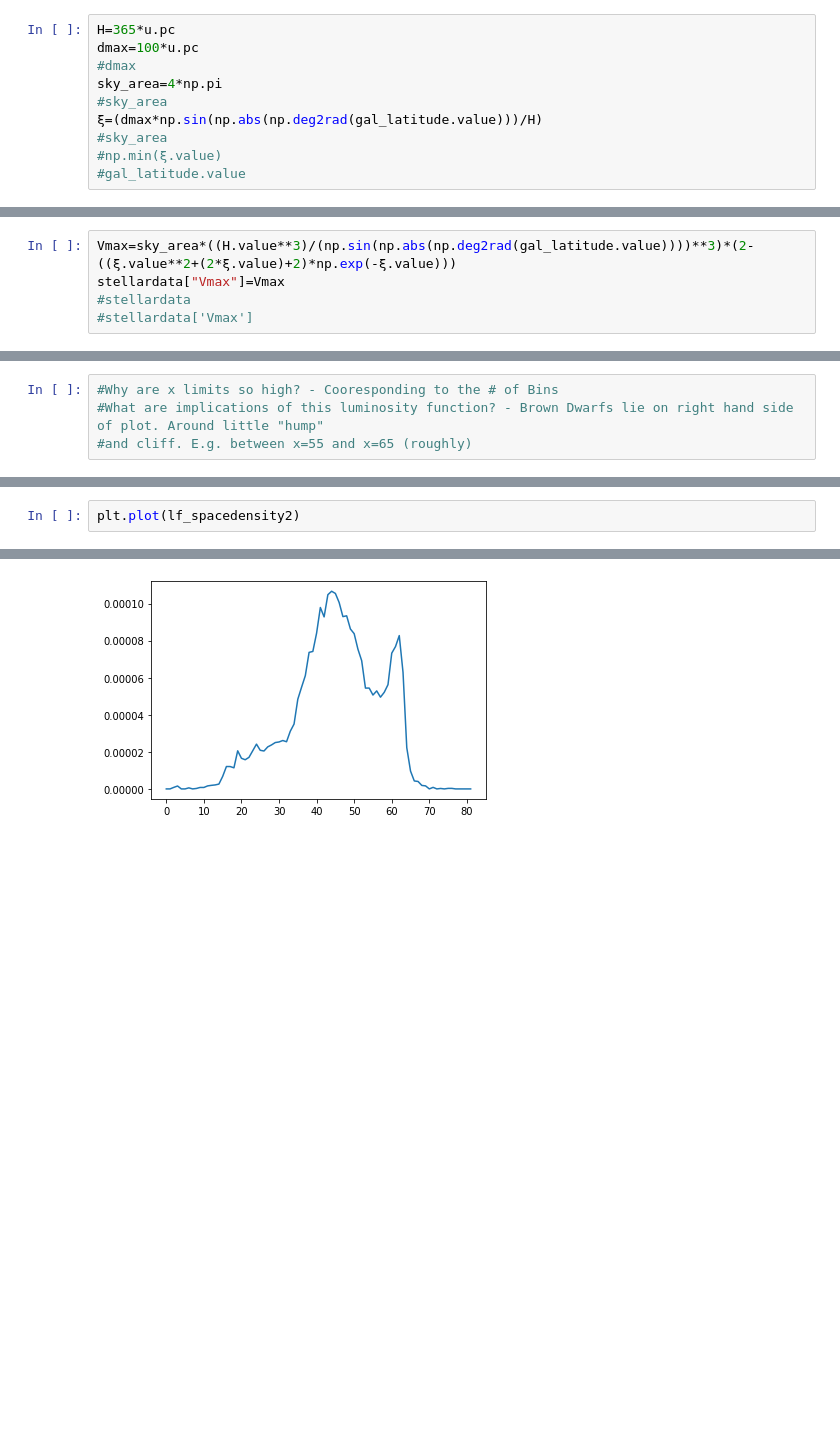
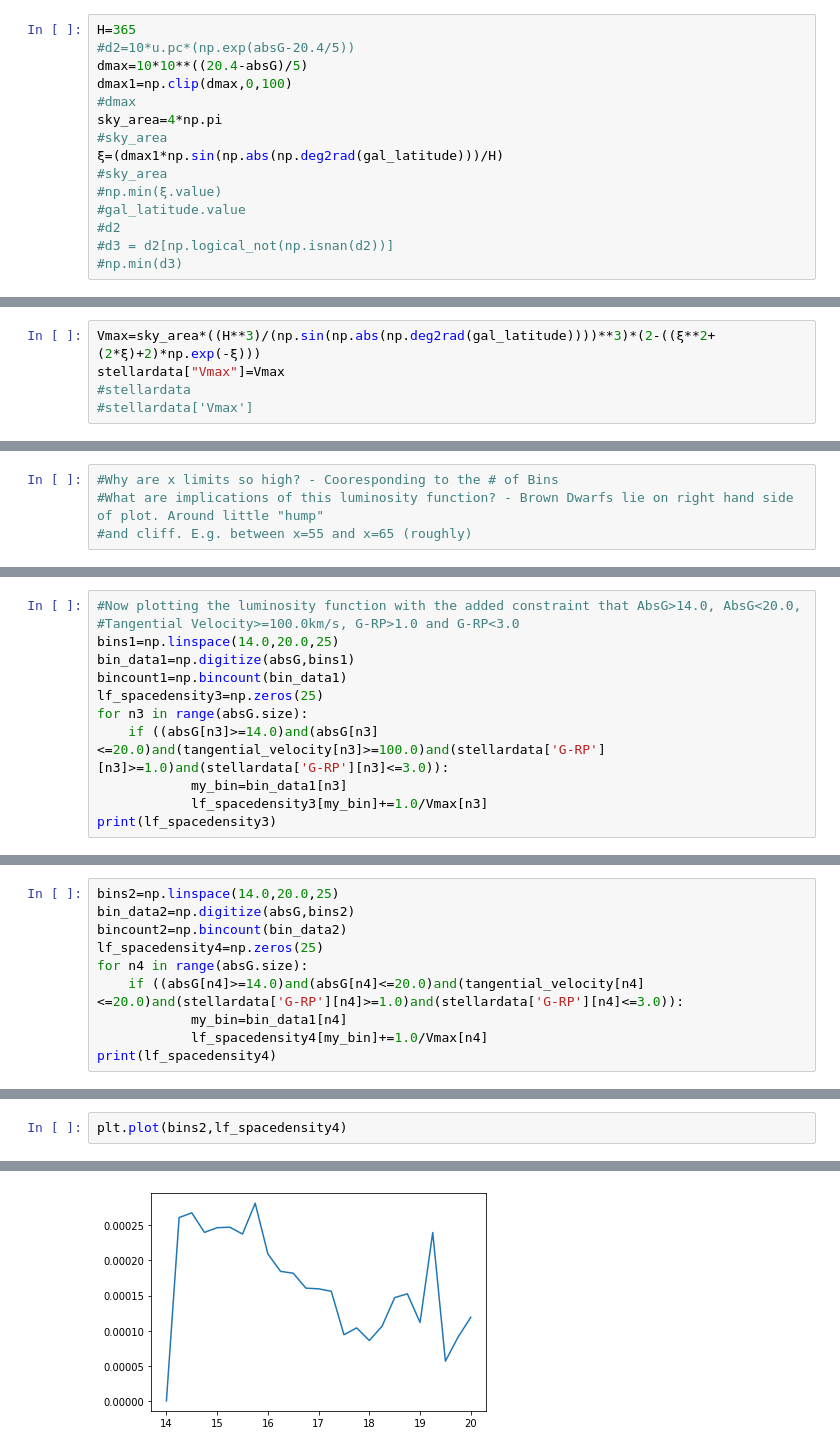
Before and after one commit to dhilligo/BDwarfLumFunction, a Jupyter notebook: GCNS Table Analysis.ipynb, the cells around one changed output, grey strips where cells are left out. Saved outputs shown, nothing was run; the diff lists cells and outputs as text; blank space fills up the shorter version.

```diff
--- a/GCNS Table Analysis.ipynb
+++ b/GCNS Table Analysis.ipynb
@@ -199,17 +209,22 @@ array([0.97991928, 0.97012247, 0.14674541, ..., 0.8849925 , 0.02323064,
 # %%
-H=365*u.pc
-dmax=100*u.pc
+H=365
+#d2=10*u.pc*(np.exp(absG-20.4/5))
+dmax=10*10**((20.4-absG)/5)
+dmax1=np.clip(dmax,0,100)
 #dmax
 sky_area=4*np.pi
 #sky_area
-ξ=(dmax*np.sin(np.abs(np.deg2rad(gal_latitude.value)))/H)
+ξ=(dmax1*np.sin(np.abs(np.deg2rad(gal_latitude)))/H)
 #sky_area
 #np.min(ξ.value)
 #gal_latitude.value
+#d2
+#d3 = d2[np.logical_not(np.isnan(d2))]
+#np.min(d3)
 # %%
 #gal_latitude.value
 # %%
-Vmax=sky_area*((H.value**3)/(np.sin(np.abs(np.deg2rad(gal_latitude.value))))**3)*(2-((ξ.value**2+(2*ξ.value)+2)*np.exp(-ξ.value)))
+Vmax=sky_area*((H**3)/(np.sin(np.abs(np.deg2rad(gal_latitude))))**3)*(2-((ξ**2+(2*ξ)+2)*np.exp(-ξ)))
 stellardata["Vmax"]=Vmax
 #stellardata
 #stellardata['Vmax']
@@ -427,0 +412,12 @@ print(lf_spacedensity2)
+# %%
+#Now plotting the luminosity function with the added constraint that AbsG>14.0, AbsG<20.0,
+#Tangential Velocity>=100.0km/s, G-RP>1.0 and G-RP<3.0
+bins1=np.linspace(14.0,20.0,25)
+bin_data1=np.digitize(absG,bins1)
+bincount1=np.bincount(bin_data1)
+lf_spacedensity3=np.zeros(25)
+for n3 in range(absG.size):
+    if ((absG[n3]>=14.0)and(absG[n3]<=20.0)and(tangential_velocity[n3]>=100.0)and(stellardata['G-RP'][n3]>=1.0)and(stellardata['G-RP'][n3]<=3.0)):
+            my_bin=bin_data1[n3]
+            lf_spacedensity3[my_bin]+=1.0/Vmax[n3]
+print(lf_spacedensity3)
@@ -427,0 +448,10 @@ print(lf_spacedensity2)
+# %%
+bins2=np.linspace(14.0,20.0,25)
+bin_data2=np.digitize(absG,bins2)
+bincount2=np.bincount(bin_data2)
+lf_spacedensity4=np.zeros(25)
+for n4 in range(absG.size):
+    if ((absG[n4]>=14.0)and(absG[n4]<=20.0)and(tangential_velocity[n4]<=20.0)and(stellardata['G-RP'][n4]>=1.0)and(stellardata['G-RP'][n4]<=3.0)):
+            my_bin=bin_data1[n4]
+            lf_spacedensity4[my_bin]+=1.0/Vmax[n4]
+print(lf_spacedensity4)
@@ -428,5 +488,5 @@ print(lf_spacedensity2)
 # %%
-plt.plot(lf_spacedensity2)
+plt.plot(bins2,lf_spacedensity4)
 # %% [output]
 [<matplotlib.lines.Line2D at 0x...>]
-[figure, old version]
+[figure, new version]
```
Also changed, not shown: parts of 25 cells of this notebook, 1 other file.
